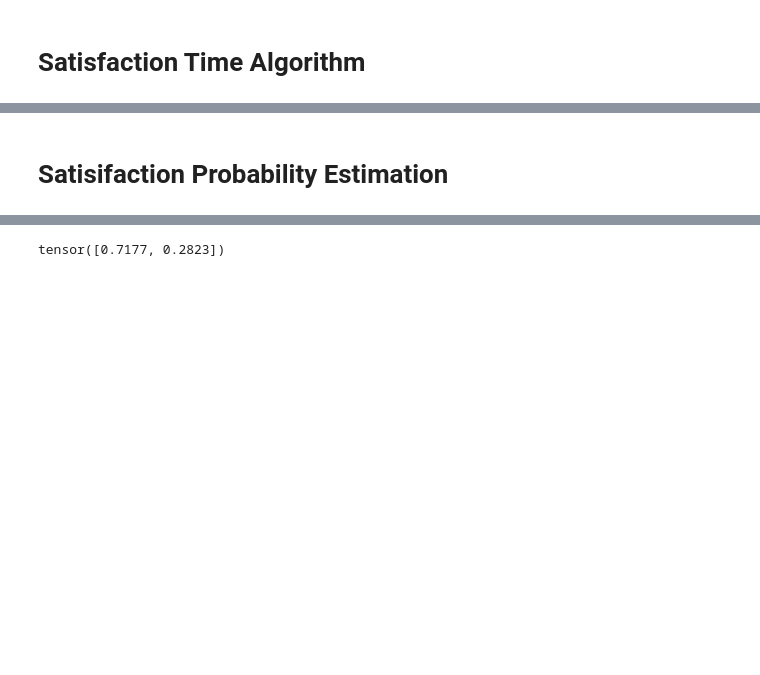
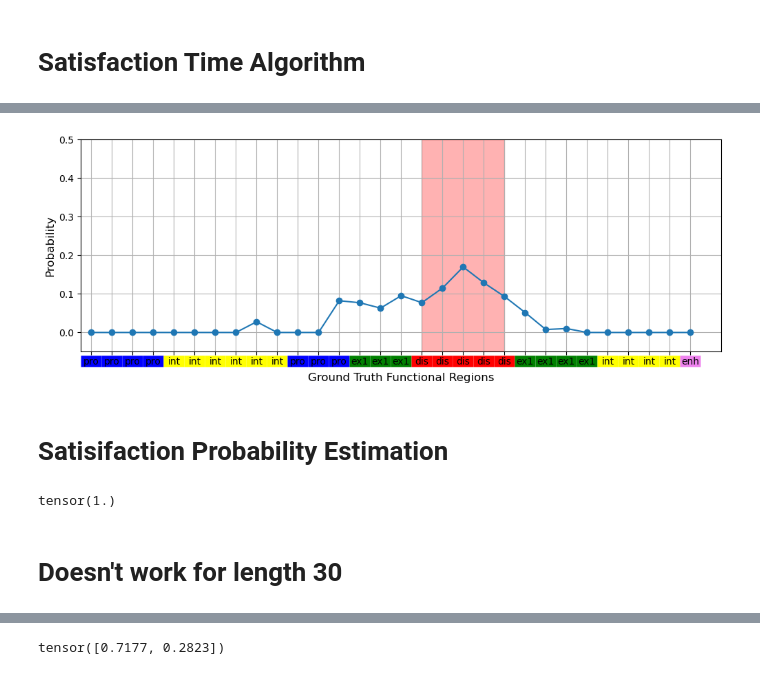
Before and after one commit to sandialabs/conin, a Jupyter notebook: conin/mediation_variables/ICML_dna.ipynb, the cells around one changed output, grey strips where cells are left out. Saved outputs shown, nothing was run; the diff lists cells and outputs as text; code cells hidden in the pictures; blank space fills up the shorter version.

```diff
--- a/conin/mediation_variables/ICML_dna.ipynb
+++ b/conin/mediation_variables/ICML_dna.ipynb
@@ -860,3 +871,75 @@ plt.show()
+# %%
+state_list, emit_list = simulation(hmm, time = 30, stay=3, pro_before=10, ix_list=None, max_attempts=1000)
+sat_cst_list = [promoter_cst,stay_cst,pde_cst, hitdis_cst] #omit the disvisit constraint
+sat_probs, alpha, beta = satTime_torch_list(hmm, sat_cst_list, emit_list, pro_before = 10, dtype = torch.float32,  device = 'cpu', debug = False)
+
+common_list = ['pro', 'ex1', 'ex2', 'int', 'dis', 'enh']
+colors = {
+    'pro': 'blue',
+    'ex1': 'green',
+    'ex2': 'lime',
+    'int': 'yellow',
+    'dis': 'red',
+    'enh': 'violet'
+}
+
+# Example data
+plt.figure(figsize=(12, 4))
+indices = list(range(len(state_list)))
+
+norm_probs = sat_probs / sat_probs.sum()
+
+plt.plot(indices, norm_probs.tolist(), marker='o')
+
+# Create a segmented line with text inside the segments
+tick_length = 1  # Length of each segment
+y_position = -.075  # Position of the segmented line where x-labels would normally appear
+
+x_start = -.5
+for state in state_list:
+    x_end = x_start + tick_length  # Each word occupies a segment of length tick_length
+
+    # Draw the horizontal colored segment
+    plt.plot([x_start, x_end], [y_position, y_position], color=colors[state], linewidth=12, solid_capstyle='butt', clip_on=False)  # Disable clipping
+
+    # Add text inside the segment
+    plt.text((x_start + x_end) / 2, y_position, state, fontsize=10, ha='center', va='center', clip_on=False)  # Disable clipping for text
+
+    x_start = x_end
+
+# Adding titles and labels
+# plt.suptitle('Estimating the Mutation\'s Location', fontsize=14)  # LaTeX formula in title
+# plt.title('Posterior Distribution of Constraint 3 Satisfaction Time', fontsize = 10)
+plt.xlabel('Ground Truth Functional Regions', fontsize=12, labelpad = 15)  # LaTeX formula in xlabel
+plt.ylabel('Probability', fontsize=12)  # LaTeX formula in ylabel
+
+plt.xticks(indices, [''] * len(indices))  # Replace labels with empty strings
+
+start = None
+end = None
+ix = 0
+for state in state_list:
+    if state == "dis":
+        if start is None:  # First occurrence
+            start = ix
+        end = ix  # Update end to the current index
+    ix += 1
+
+plt.axvspan(start, end, color='red', alpha=0.3)  # Pale red color
+
+# Show the grid
+plt.grid()
+
+# Adjust plot limits to make room for the segmented line
+plt.ylim(-.05, .5)  # Add space below the x-axis for the segmented line
+plt.xlim(-.5, 30.5)  # Add space below the x-axis for the segmented line
+
+# plt.savefig('dna_satTime.png', format='png', dpi=300, bbox_inches='tight')
+
+# Display the plot
+plt.show()
+# %% [output]
+[figure, added]
 # %% [markdown]
 # Satisifaction Probability Estimation
 # %%
@@ -928,0 +1014,6 @@ def satprob_torch_list(hmm, cst_list, obs, pro_before = 30, dtype = torch.float3
+# %%
+probs[0]
+# %% [output]
+tensor(1.)
+# %% [markdown]
+# Doesn't work for length 30
```
Also changed, not shown: parts of 23 cells of this notebook, 3 other files.
